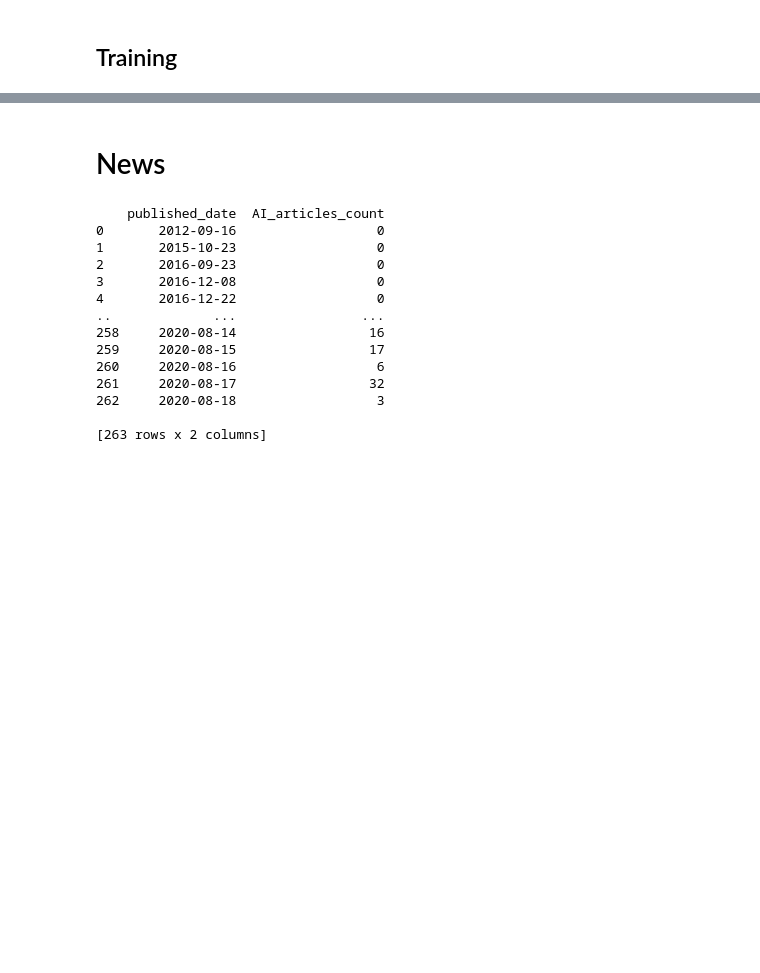
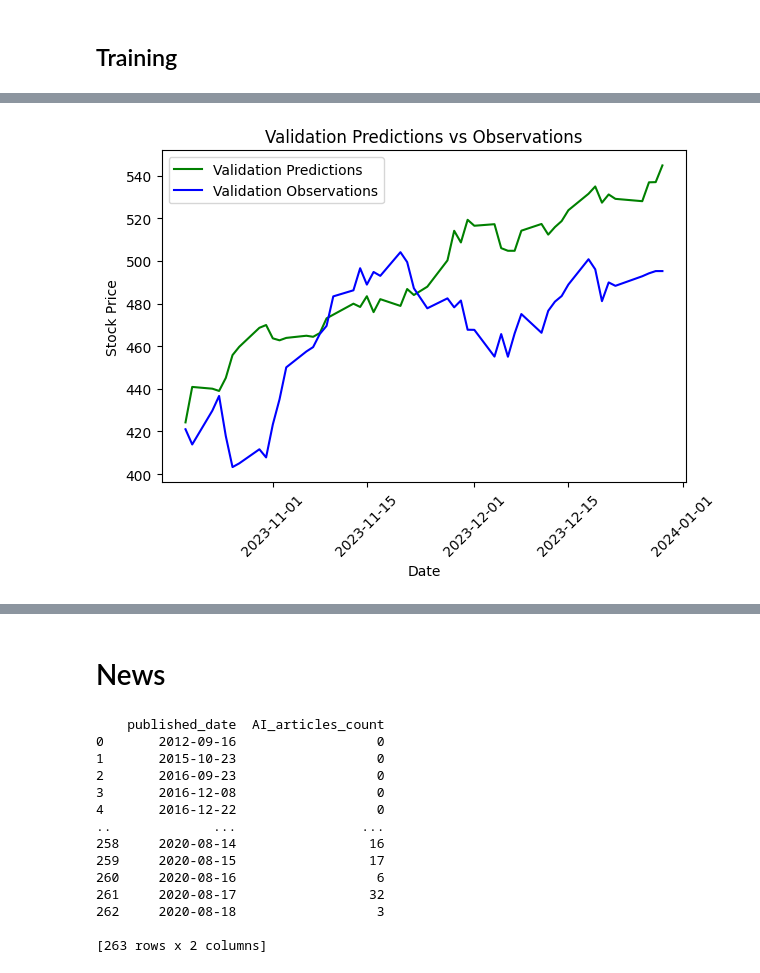
Before and after one commit to GustavLundberg1/LSTM-Neural-Network-for-Stock-Market-prediciton, a Jupyter notebook: main.ipynb, the cells around one changed output, grey strips where cells are left out. Saved outputs shown, nothing was run; the diff lists cells and outputs as text; code cells hidden in the pictures; blank space fills up the shorter version.

```diff
--- a/main.ipynb
+++ b/main.ipynb
@@ -604,0 +581,24 @@ plt.legend(['Validation Predictions', 'Validation Observations'])
+# %%
+first_date_val = dates_val[0]
+first_price_val = train_df.loc[first_date_val, 'Close']
+
+# Obtain predictions for the validation set
+val_predictions_pct_change = return_model.predict(X_val).flatten()
+val_predictions = np.cumprod(1 + val_predictions_pct_change) * first_price_val
+
+
+# Plot the validation predictions and observations
+plt.plot(dates_val, val_predictions, color='green')
+
+# Plot the real observations for the validation dates
+real_observations_val = [train_df.loc[date, 'Close'] for date in dates_val]
+plt.plot(dates_val, real_observations_val, color='blue')
+
+plt.xlabel('Date')
+plt.ylabel('Stock Price')
+plt.title('Validation Predictions vs Observations')
+plt.legend(['Validation Predictions', 'Validation Observations'])
+plt.xticks(rotation=45)
+plt.tight_layout()
+plt.show()
+# %% [output]
@@ -604,0 +606 @@ plt.legend(['Validation Predictions', 'Validation Observations'])
+[figure, added]
```
Also changed, not shown: parts of 21 cells of this notebook, 1 other file.
